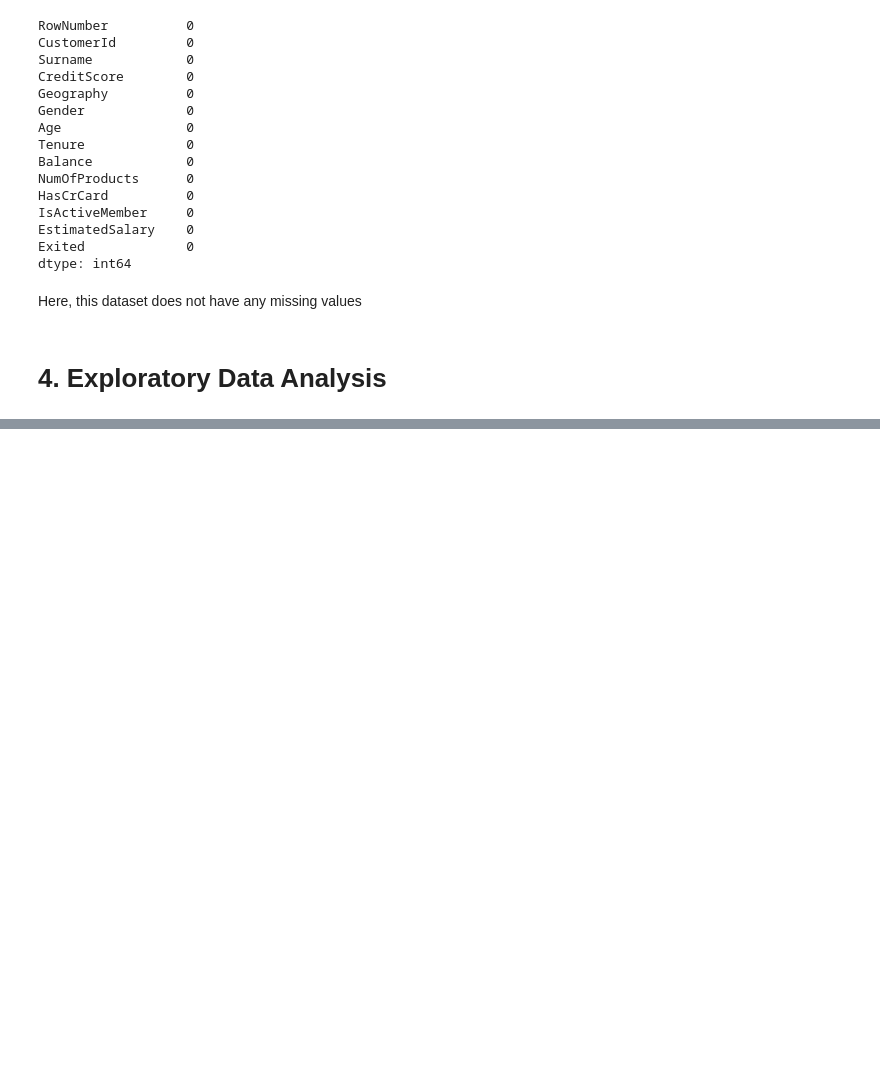
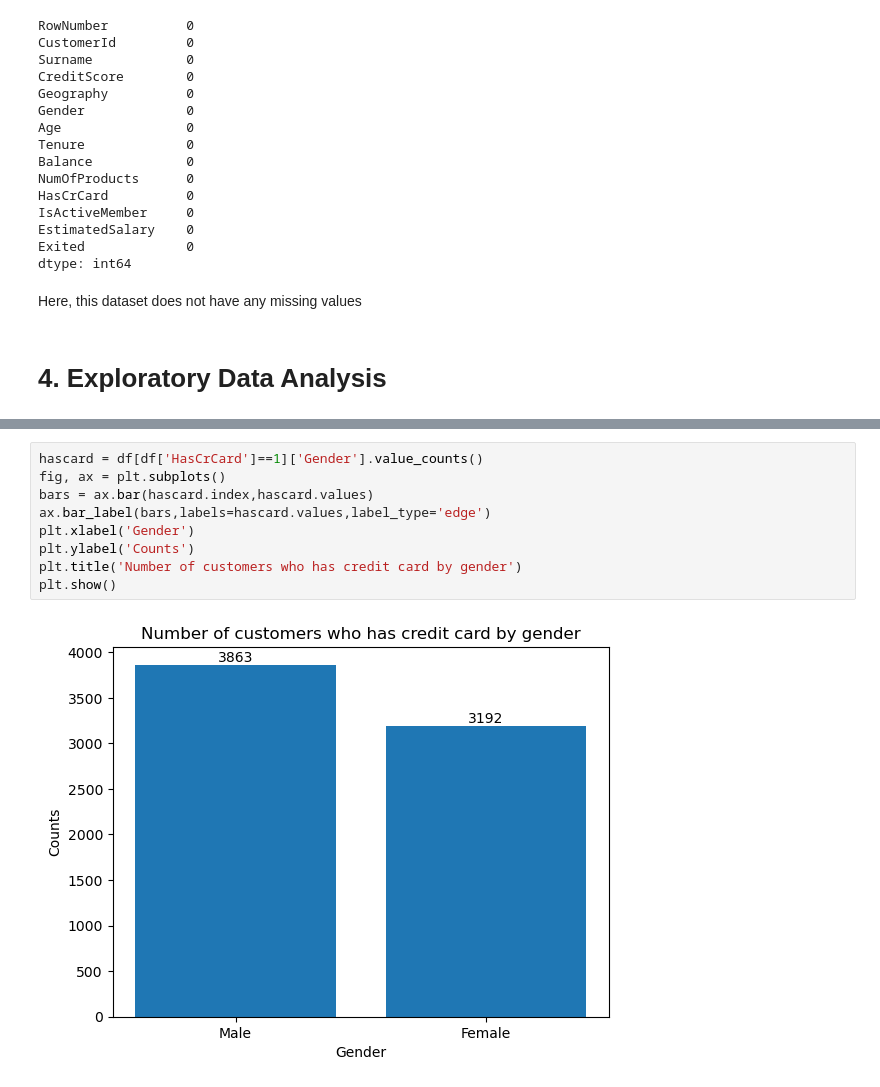
Before and after one commit to shubhampokhrel81/predicting_churn_for_bank_customers, a Jupyter notebook: churn_prediction.ipynb, the cells around one changed output, grey strips where cells are left out. Saved outputs shown, nothing was run; the diff lists cells and outputs as text; blank space fills up the shorter version.

```diff
--- a/churn_prediction.ipynb
+++ b/churn_prediction.ipynb
@@ -125,0 +173,11 @@ plt.legend()
+# %%
+hascard = df[df['HasCrCard']==1]['Gender'].value_counts()
+fig, ax = plt.subplots()
+bars = ax.bar(hascard.index,hascard.values)
+ax.bar_label(bars,labels=hascard.values,label_type='edge')
+plt.xlabel('Gender')
+plt.ylabel('Counts')
+plt.title('Number of customers who has credit card by gender')
+plt.show()
+# %% [output]
+[figure, added]
```
Also changed, not shown: parts of 10 cells of this notebook.
